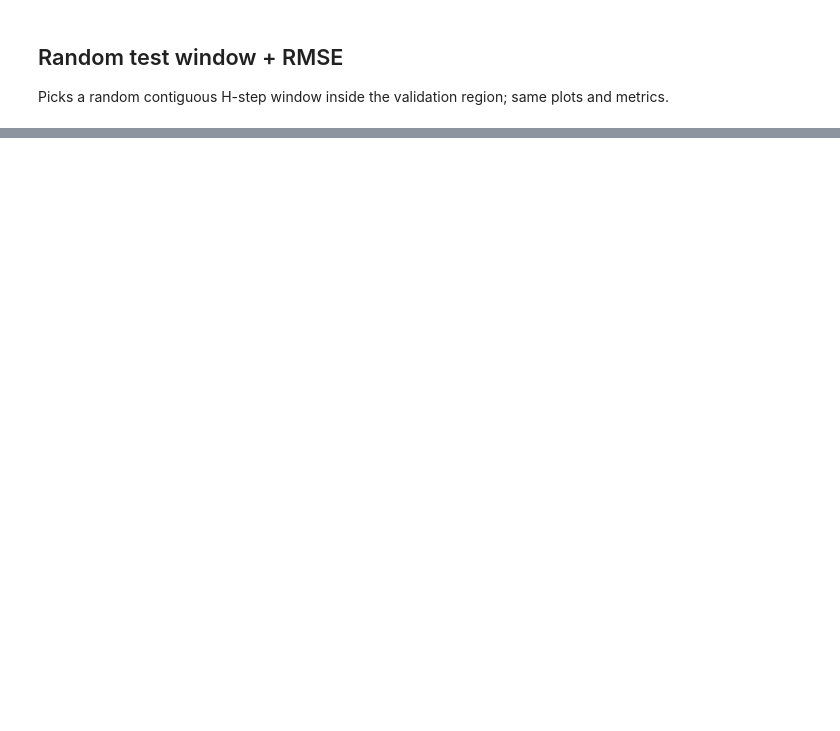
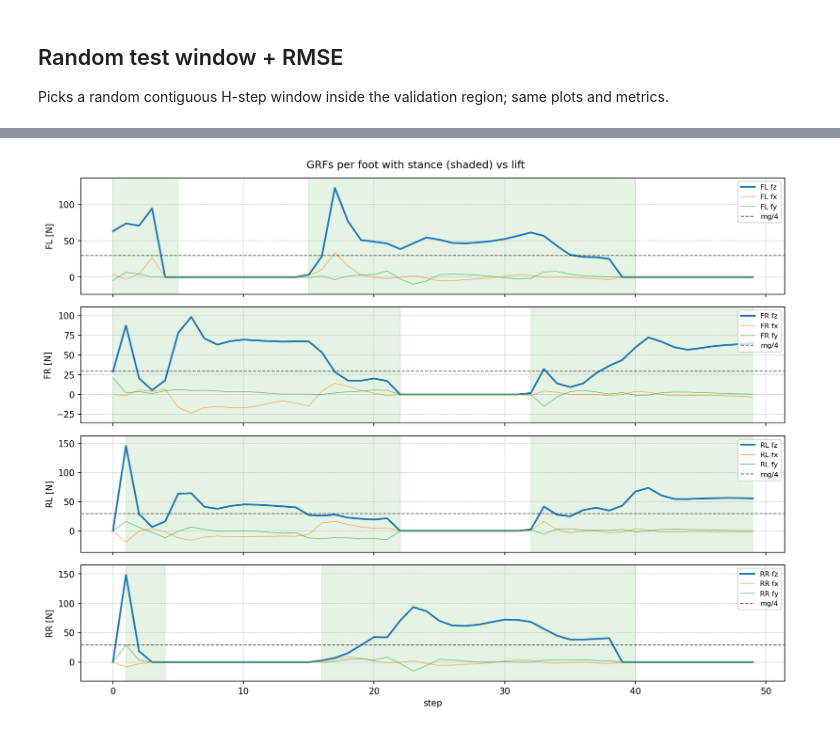
Before and after one commit to sriram-2502/quad_koopman_mpc, a Jupyter notebook: simulation/edmd/edmd_runner_experiment.ipynb, the cells around one changed output, grey strips where cells are left out. Cells and saved outputs as stored; diff of their text form; code cells hidden in the pictures; blank space fills up the shorter version.

```diff
--- a/simulation/edmd/edmd_runner_experiment.ipynb
+++ b/simulation/edmd/edmd_runner_experiment.ipynb
@@ -362,0 +484,61 @@ plt.show()
+# %%
+import numpy as np
+import matplotlib.pyplot as plt
+
+# --- pull windowed forces & contact (aligned to X0/U0) ---
+start = int(w["start_idx"])
+Hwin  = int(w["H_eff"])
+t = np.arange(Hwin)
+
+U_w = U0[start : start + Hwin]                     # (H, 12) GRFs
+C_w = CONTACT[start : start + Hwin] if CONTACT is not None else None  # (H,4) or None
+
+# --- legs & indexing (fx,fy,fz) blocks ---
+legs = ["FL", "FR", "RL", "RR"]
+leg_offsets = [0, 3, 6, 9]  # start columns in U_w
+
+# mg/4 reference (optional)
+mg4 = None
+try:
+    from quadruped_pympc import config as _cfg
+    mg4 = (_cfg.mass * _cfg.gravity_constant) / 4.0
+except Exception:
+    pass
+
+fig, axs = plt.subplots(4, 1, figsize=(12, 9), sharex=True)
+for li, (leg, off) in enumerate(zip(legs, leg_offsets)):
+    ax = axs[li]
+    Fx = U_w[:, off + 0]
+    Fy = U_w[:, off + 1]
+    Fz = U_w[:, off + 2]
+
+    # Plot Fz boldly, Fx/Fy faintly
+    ax.plot(t, Fz, label=f"{leg} fz", linewidth=2.0)
+    ax.plot(t, Fx, label=f"{leg} fx", linewidth=1.0, alpha=0.5)
+    ax.plot(t, Fy, label=f"{leg} fy", linewidth=1.0, alpha=0.5)
+
+    # mg/4 guide
+    if mg4 is not None:
+        ax.axhline(mg4, linestyle="--", linewidth=1.0, color="k", alpha=0.6, label="mg/4")
+
+    # Shade stance (contact==1) across full y-range
+    if C_w is not None:
+        stance = C_w[:, li].astype(bool)
+        # Fill the x-range where stance is true using axis transform (0..1 in y)
+        ax.fill_between(
+            t, 0, 1,
+            where=stance,
+            transform=ax.get_xaxis_transform(),
+            color="tab:green", alpha=0.12, step="pre", label="_stance"
+        )
+
+    ax.set_ylabel(f"{leg} [N]")
+    ax.grid(True, linestyle=":")
+    ax.legend(loc="upper right", fontsize=8)
+
+axs[-1].set_xlabel("step")
+fig.suptitle("GRFs per foot with stance (shaded) vs lift", y=0.98)
+plt.tight_layout()
+plt.show()
+# %% [output]
+[figure, added]
```
Also changed, not shown: parts of 6 cells of this notebook, 17 other files.
